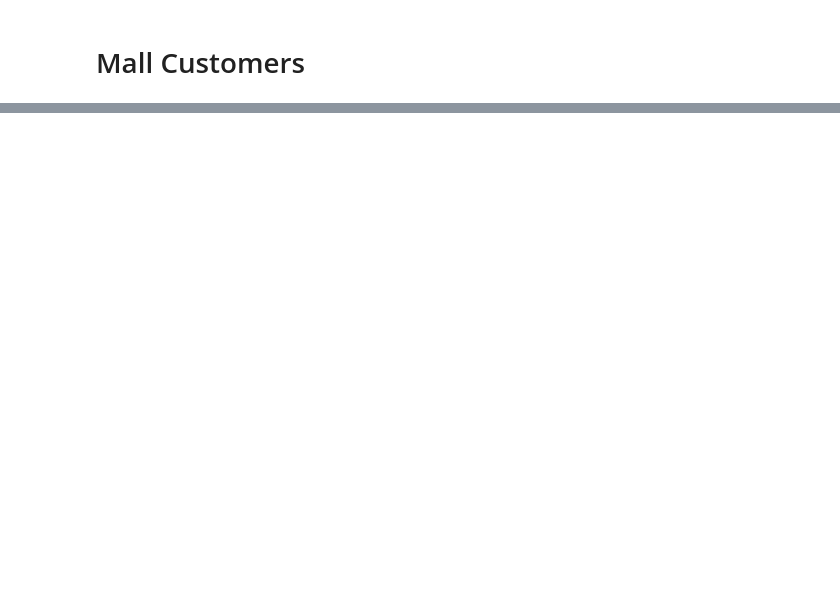
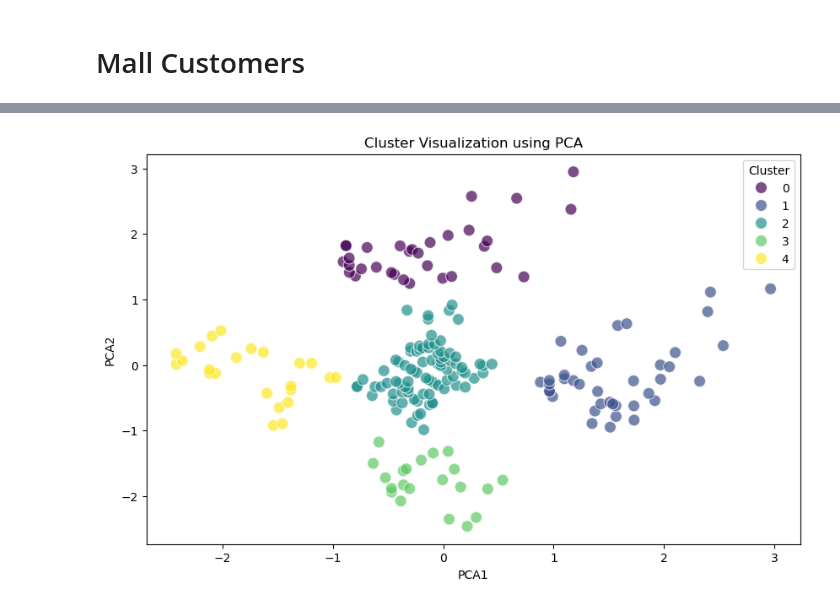
Before and after one commit to MiltonGreat/Mall-Customer-Segmentation, a Jupyter notebook: Mall Customers.ipynb, the cells around one changed output, grey strips where cells are left out. Cells and saved outputs as stored; diff of their text form; code cells hidden in the pictures; blank space fills up the shorter version.

```diff
--- a/Mall Customers.ipynb
+++ b/Mall Customers.ipynb
@@ -180,0 +234,12 @@ plt.show()
+# %%
+# PCA for visualizing clusters
+pca = PCA(n_components=2)
+X_pca = pca.fit_transform(X)
+df['PCA1'] = X_pca[:, 0]
+df['PCA2'] = X_pca[:, 1]
+plt.figure(figsize=(10, 6))
+sns.scatterplot(x=df['PCA1'], y=df['PCA2'], hue=df['Cluster'], palette='viridis', s=100, alpha=0.7)
+plt.title('Cluster Visualization using PCA')
+plt.show()
+# %% [output]
+[figure, added]
```
Also changed, not shown: parts of 46 cells of this notebook.
